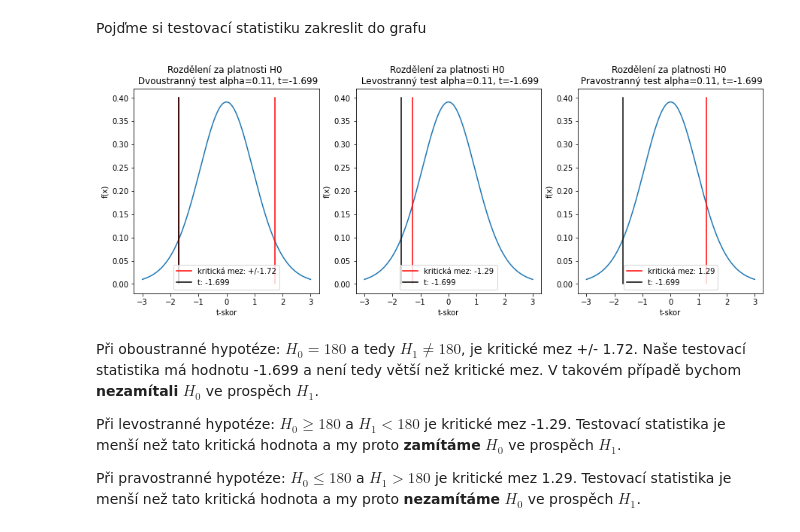
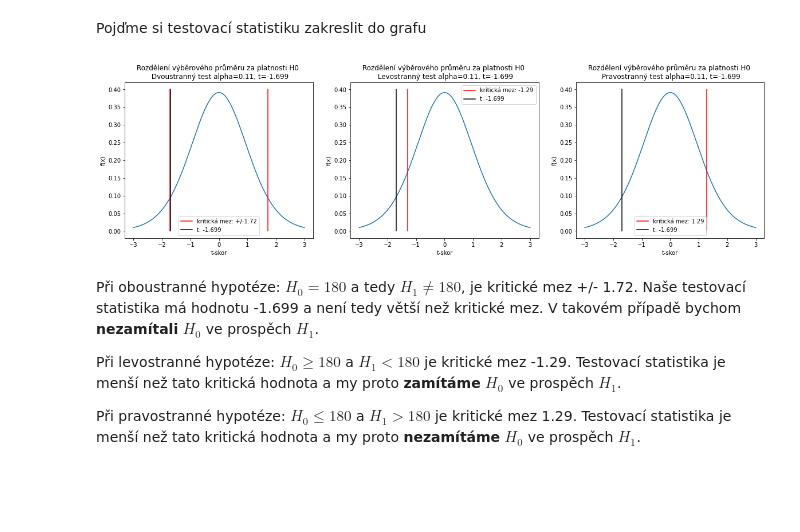
Before and after one commit to schubertjan/cuni, a Jupyter notebook: stats/cviceni/cviceni_5/statisticke_testovani.ipynb, the cells around one changed output. Cells and saved outputs as stored; diff of their text form; code cells hidden in the pictures; blank space fills up the shorter version.

```diff
--- a/stats/cviceni/cviceni_5/statisticke_testovani.ipynb
+++ b/stats/cviceni/cviceni_5/statisticke_testovani.ipynb
@@ -208,36 +208,36 @@ Testovací statistika je: -1.699
 # %% [markdown]
 Pojďme si testovací statistiku zakreslit do grafu
 # %%
-fig, ax = plt.subplots(1,3,figsize = (15,5))
+fig, ax = plt.subplots(1,3,figsize = (20,5))
 
 ax[0].plot(x, pdf)
 ax[0].plot([t_d,t_d],[0,0.40], color = "red", label = f"kritická mez: +/{t_d.round(2)}")
 ax[0].plot([-1*t_d,-1*t_d],[0,0.40], color = "red")
 ax[0].plot([t,t], [0, 0.4], color="black", label = f"t: {t.round(3)}")
 ax[0].set_xlabel("t-skor")
 ax[0].set_ylabel("f(x)")
-ax[0].set_title(f"Rozdělení za platnosti H0 \n Dvoustranný test alpha={alpha}, t={t.round(3)}")
+ax[0].set_title(f"Rozdělení výběrového průměru za platnosti H0 \n Dvoustranný test alpha={alpha}, t={t.round(3)}")
 ax[0].legend()
 
 ax[1].plot(x, pdf)
 ax[1].plot([t_l,t_l],[0,0.40], color = "red", label = f"kritická mez: {t_l.round(2)}")
 ax[1].plot([t,t], [0, 0.4], color="black", label = f"t: {t.round(3)}")
 ax[1].set_xlabel("t-skor")
 ax[1].set_ylabel("f(x)")
-ax[1].set_title(f"Rozdělení za platnosti H0 \n Levostranný test alpha={alpha}, t={t.round(3)}")
+ax[1].set_title(f"Rozdělení výběrového průměru za platnosti H0 \n Levostranný test alpha={alpha}, t={t.round(3)}")
 ax[1].legend()
 
 ax[2].plot(x, pdf)
 ax[2].plot([t_p,t_p],[0,0.40], color = "red", label = f"kritická mez: {t_p.round(2)}")
 ax[2].plot([t,t], [0, 0.4], color="black", label = f"t: {t.round(3)}")
 ax[2].set_xlabel("t-skor")
 ax[2].set_ylabel("f(x)")
-ax[2].set_title(f"Rozdělení za platnosti H0 \n Pravostranný test alpha={alpha}, t={t.round(3)}")
+ax[2].set_title(f"Rozdělení výběrového průměru za platnosti H0 \n Pravostranný test alpha={alpha}, t={t.round(3)}")
 ax[2].legend()
 
 plt.show()
 # %% [output]
-[figure, old version]
+[figure, new version]
 # %% [markdown]
 Při oboustranné hypotéze: $H_0 = 180 $ a tedy $H_1 \neq 180 $, je kritické mez +/- 1.72. Naše testovací statistika má hodnotu -1.699 a není tedy větší než kritické mez. V takovém případě bychom **nezamítali** $H_0$ ve prospěch $H_1$.
 
```
Also changed, not shown: parts of 2 cells of this notebook.
